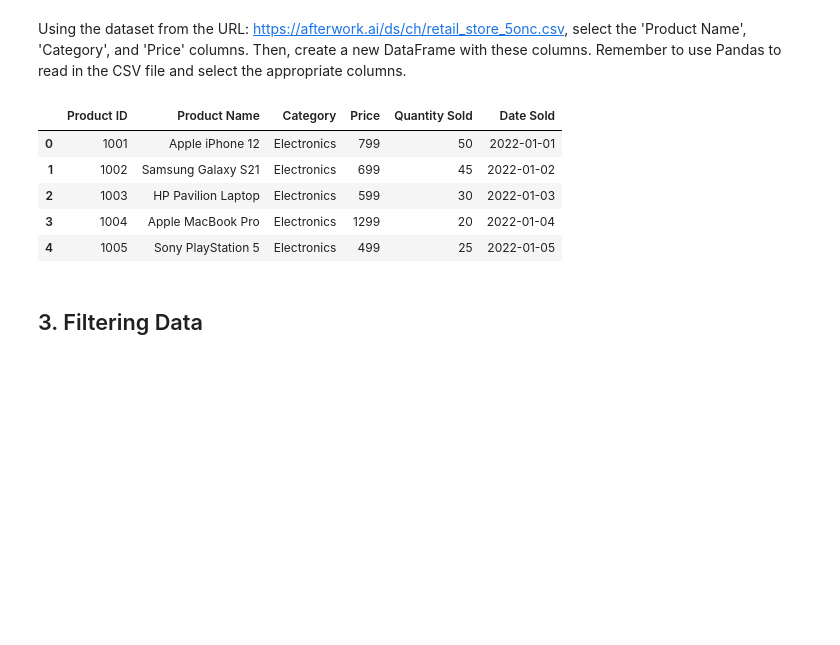
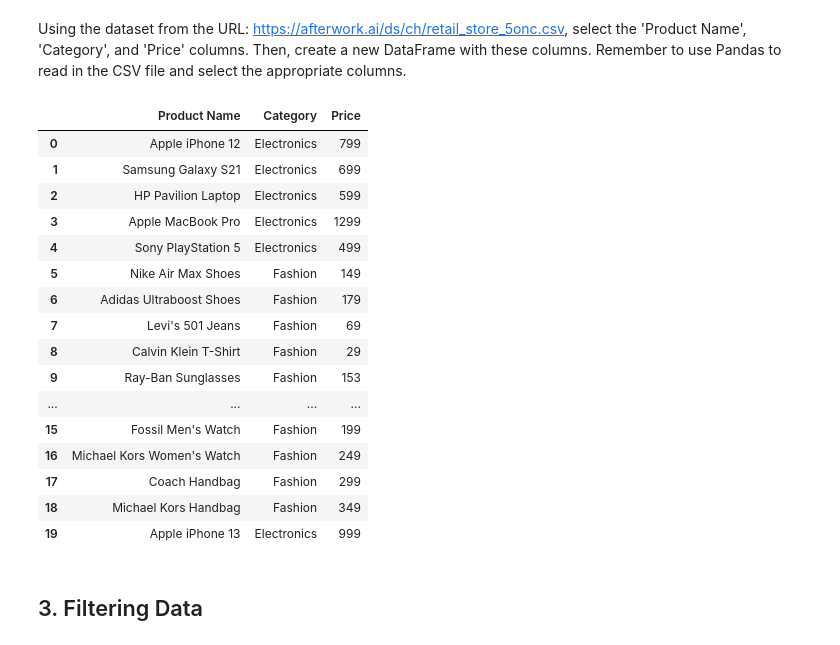
Before and after one commit to ntoitichristine/Data-Science-Moringa-School, a Jupyter notebook: Pandas_practice.ipynb, the cells around one changed output. Saved outputs shown, nothing was run; the diff lists cells and outputs as text; code cells hidden in the pictures; blank space fills up the shorter version.

```diff
--- a/Pandas_practice.ipynb
+++ b/Pandas_practice.ipynb
@@ -152,15 +152,28 @@ Using the dataset from the URL: https://afterwork.ai/ds/ch/retail_store_5onc.csv
 # %%
 # Write your code here
 df2 = pd.read_csv("https://afterwork.ai/ds/ch/retail_store_5onc.csv")
 df2.head()
-new_columns =
+
+selected_columnsdf2 = df2[['Product Name', 'Category', 'Price']]
+selected_columnsdf2
 # %% [output]
-|  | Product ID | Product Name | Category | Price | Quantity Sold | Date Sold |
-| 0 | 1001 | Apple iPhone 12 | Electronics | 799 | 50 | 2022-01-01 |
-| 1 | 1002 | Samsung Galaxy S21 | Electronics | 699 | 45 | 2022-01-02 |
-| 2 | 1003 | HP Pavilion Laptop | Electronics | 599 | 30 | 2022-01-03 |
-| 3 | 1004 | Apple MacBook Pro | Electronics | 1299 | 20 | 2022-01-04 |
-| 4 | 1005 | Sony PlayStation 5 | Electronics | 499 | 25 | 2022-01-05 |
+|  | Product Name | Category | Price |
+| 0 | Apple iPhone 12 | Electronics | 799 |
+| 1 | Samsung Galaxy S21 | Electronics | 699 |
+| 2 | HP Pavilion Laptop | Electronics | 599 |
+| 3 | Apple MacBook Pro | Electronics | 1299 |
+| 4 | Sony PlayStation 5 | Electronics | 499 |
+| 5 | Nike Air Max Shoes | Fashion | 149 |
+| 6 | Adidas Ultraboost Shoes | Fashion | 179 |
+| 7 | Levi's 501 Jeans | Fashion | 69 |
+| 8 | Calvin Klein T-Shirt | Fashion | 29 |
+| 9 | Ray-Ban Sunglasses | Fashion | 153 |
+| ... | ... | ... | ... |
+| 15 | Fossil Men's Watch | Fashion | 199 |
+| 16 | Michael Kors Women's Watch | Fashion | 249 |
+| 17 | Coach Handbag | Fashion | 299 |
+| 18 | Michael Kors Handbag | Fashion | 349 |
+| 19 | Apple iPhone 13 | Electronics | 999 |
 # %% [markdown]
 ## 3. Filtering Data
 # %% [markdown]
```
Also changed, not shown: parts of 25 cells of this notebook.
